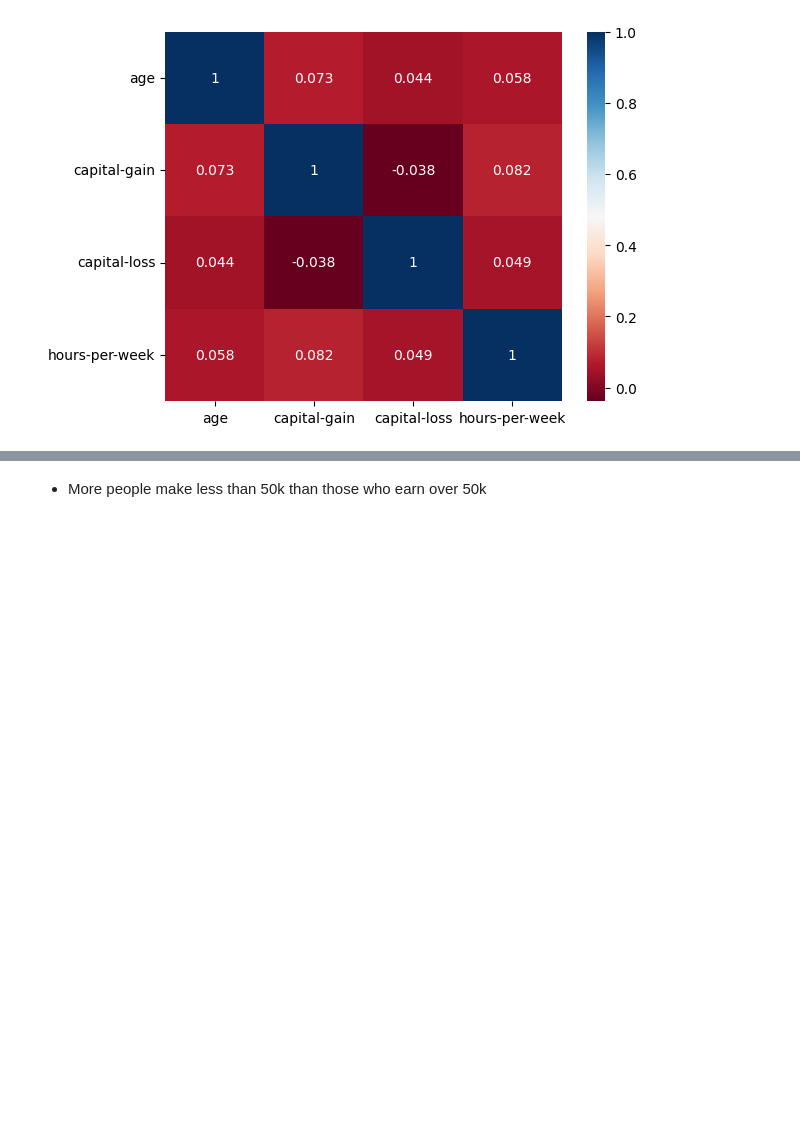
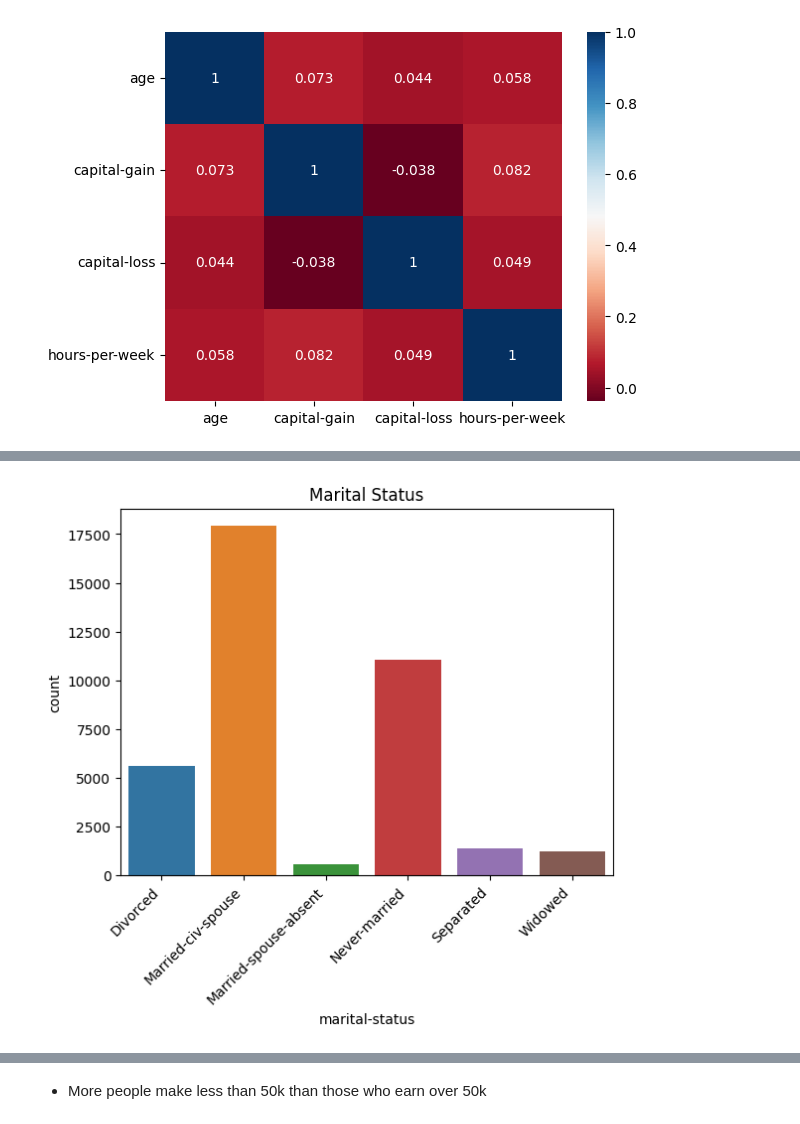
Before and after one commit to thejustinfields/incomepredictions, a Jupyter notebook: AdultIncome.ipynb, the cells around one changed output, grey strips where cells are left out. Cells and saved outputs as stored; diff of their text form; code cells hidden in the pictures; blank space fills up the shorter version.

```diff
--- a/AdultIncome.ipynb
+++ b/AdultIncome.ipynb
@@ -551,4 +554,7 @@ ax.set_xticklabels(ax.get_xticklabels(), rotation=45, ha='right');
 # %%
-ax = sns.countplot(data=df, x="marital-status").set(title="Marital Status")
+ax = sns.countplot(data=df, x="marital-status")
+ax.set_title('Marital Status')
 ax.set_xticklabels(ax.get_xticklabels(), rotation=45, ha='right');
+# %% [output]
+[figure, added]
 # %%
```
Also changed, not shown: parts of 22 cells of this notebook.
